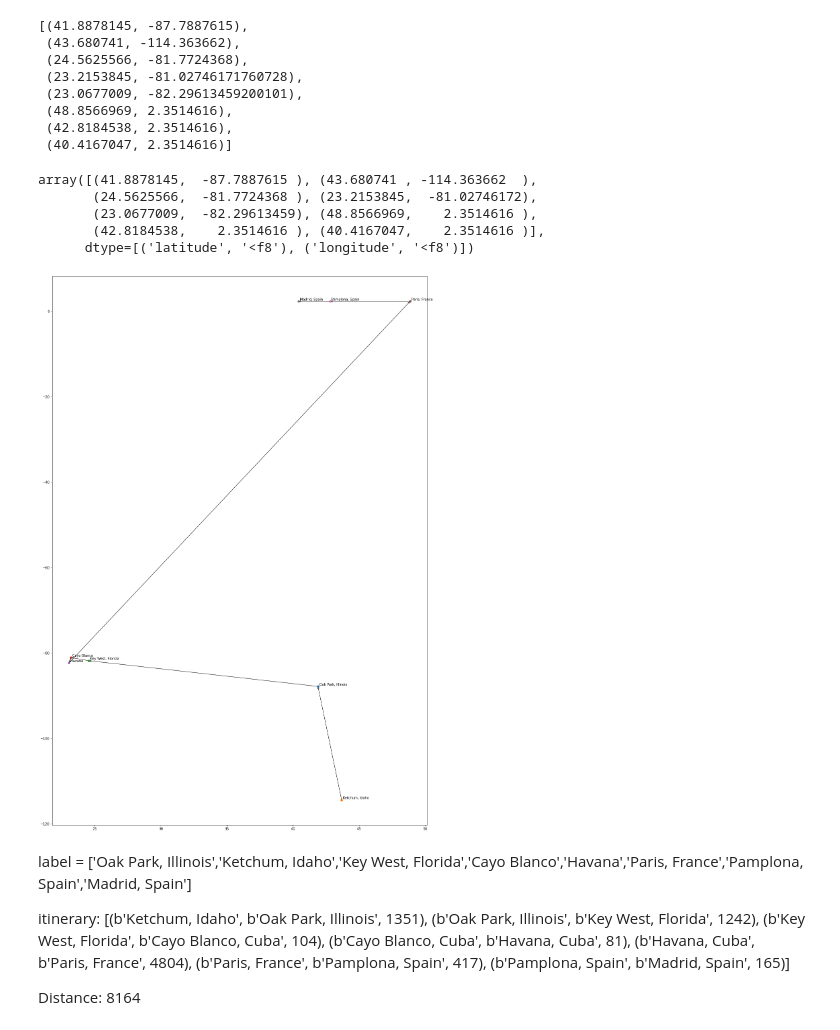
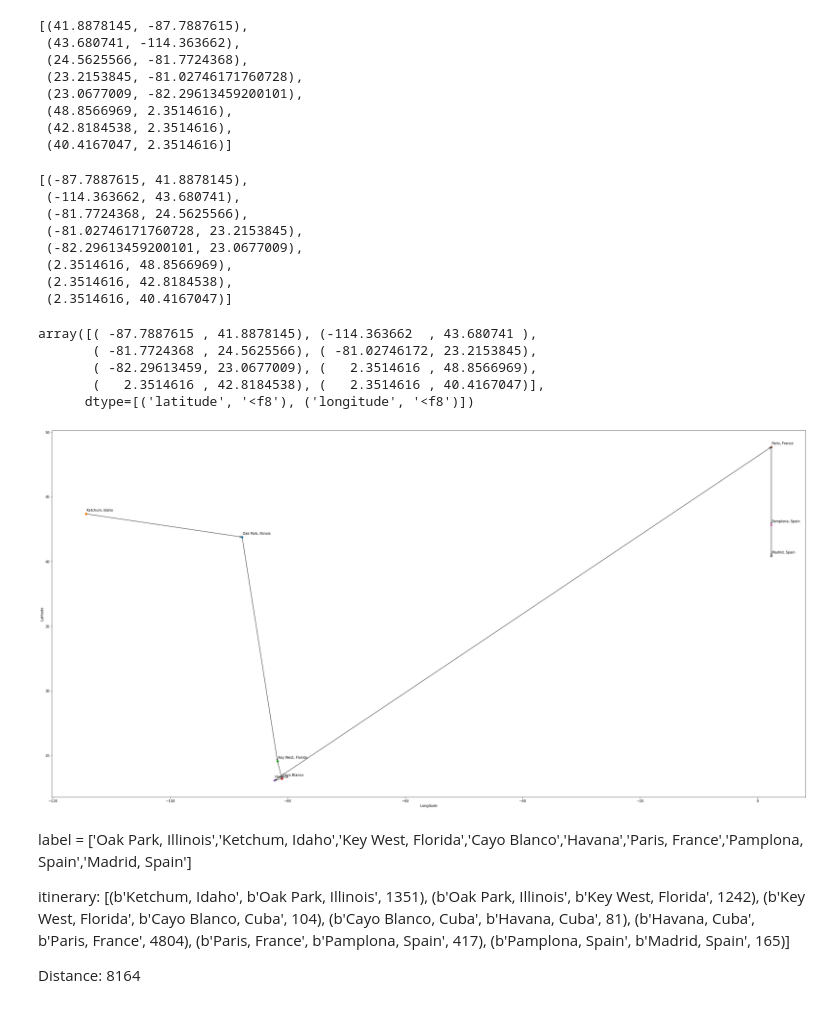
Before and after one commit to Esther-Zhou99/Data-Science, a Jupyter notebook: HW5.ipynb, the cells around one changed output. Drawn from its saved outputs; the diff is of its cells as text; code cells hidden in the pictures.

```diff
--- a/HW5.ipynb
+++ b/HW5.ipynb
@@ -317,51 +317,70 @@ Schools
  (48.8566969, 2.3514616),
  (42.8184538, 2.3514616),
  (40.4167047, 2.3514616)]
+# %%
+spots=[]
+for i in Schools:
+    x=i[1]
+    y=i[0]
+    spots.append((x,y))
+spots
+# %% [output]
+[(-87.7887615, 41.8878145),
+ (-114.363662, 43.680741),
+ (-81.7724368, 24.5625566),
+ (-81.02746171760728, 23.2153845),
+ (-82.29613459200101, 23.0677009),
+ (2.3514616, 48.8566969),
+ (2.3514616, 42.8184538),
+ (2.3514616, 40.4167047)]
 # %%
 type = np.dtype([("latitude", float), ("longitude", float)])
-cities = np.array(Schools,dtype=type)
+cities = np.array(spots,dtype=type)
 cities
 # %% [output]
-array([(41.8878145,  -87.7887615 ), (43.680741 , -114.363662  ),
-       (24.5625566,  -81.7724368 ), (23.2153845,  -81.02746172),
-       (23.0677009,  -82.29613459), (48.8566969,    2.3514616 ),
-       (42.8184538,    2.3514616 ), (40.4167047,    2.3514616 )],
+array([( -87.7887615 , 41.8878145), (-114.363662  , 43.680741 ),
+       ( -81.7724368 , 24.5625566), ( -81.02746172, 23.2153845),
+       ( -82.29613459, 23.0677009), (   2.3514616 , 48.8566969),
+       (   2.3514616 , 42.8184538), (   2.3514616 , 40.4167047)],
       dtype=[('latitude', '<f8'), ('longitude', '<f8')])
 # %%
 label = ['Oak Park, Illinois','Ketchum, Idaho','Key West, Florida','Cayo Blanco','Havana','Paris, France','Pamplona, Spain','Madrid, Spain']
 import matplotlib. pyplot as plt
 from math import sqrt
-fig=plt.figure(figsize=(20,30))
+fig=plt.figure(figsize=(40,20))
 for c in cities:
     plt.scatter(x = c[0], y = c[1])
 for i, text in enumerate(label):
     plt.annotate(text, (cities[i][0]+0.1,cities[i][1]+0.2))
 
 plt.annotate("", xy=cities[0], xytext=cities[1],
     arrowprops=dict(arrowstyle="->"))
 
 plt.annotate("", xy=cities[2], xytext=cities[0],
     arrowprops=dict(arrowstyle="->"))
 
 plt.annotate("", xy=cities[3], xytext=cities[2],
     arrowprops=dict(arrowstyle="->"))
 
 plt.annotate("", xy=cities[4], xytext=cities[3],
     arrowprops=dict(arrowstyle="->"))
 
 plt.annotate("", xy=cities[5], xytext=cities[4],
     arrowprops=dict(arrowstyle="->"))
 
 plt.annotate("", xy=cities[6], xytext=cities[5],
     arrowprops=dict(arrowstyle="->"))
 
 plt.annotate("", xy=cities[7], xytext=cities[6],
     arrowprops=dict(arrowstyle="->"))
 
+plt.xlabel("Longitude")
+plt.ylabel("Latitude")
+
 plt.show()
 fig.savefig("routes.png",dpi=300)
 # %% [output]
-[figure, old version]
+[figure, new version]
 # %% [markdown]
 label = ['Oak Park, Illinois','Ketchum, Idaho','Key West, Florida','Cayo Blanco','Havana','Paris, France','Pamplona, Spain','Madrid, Spain']
 
```
Also changed, not shown: parts of 2 cells of this notebook.
